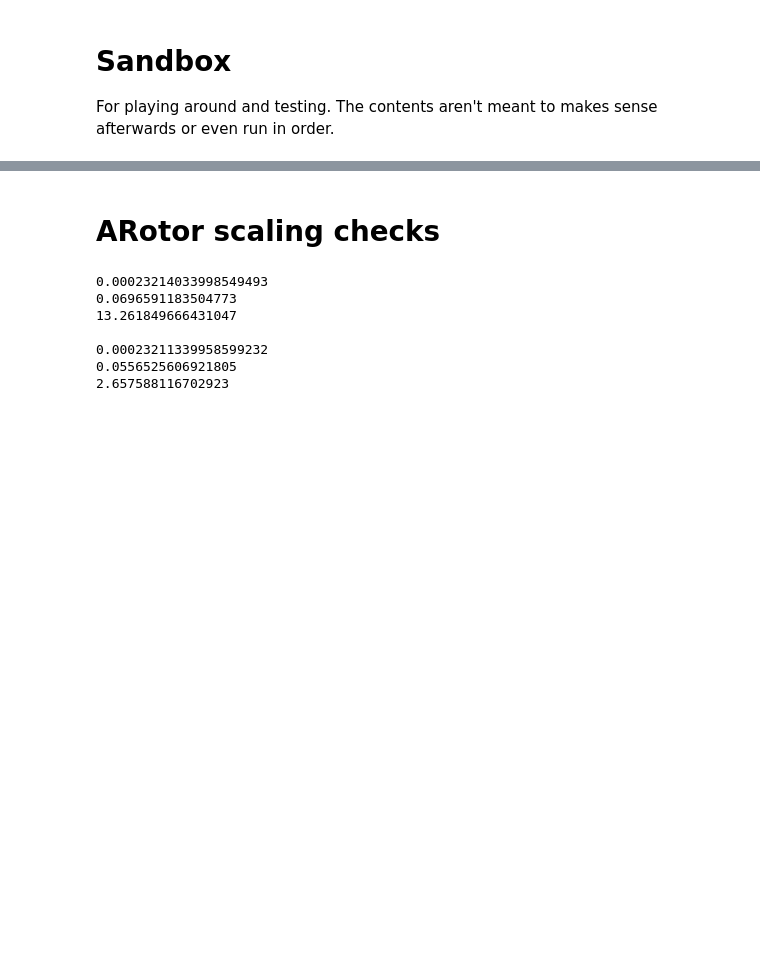
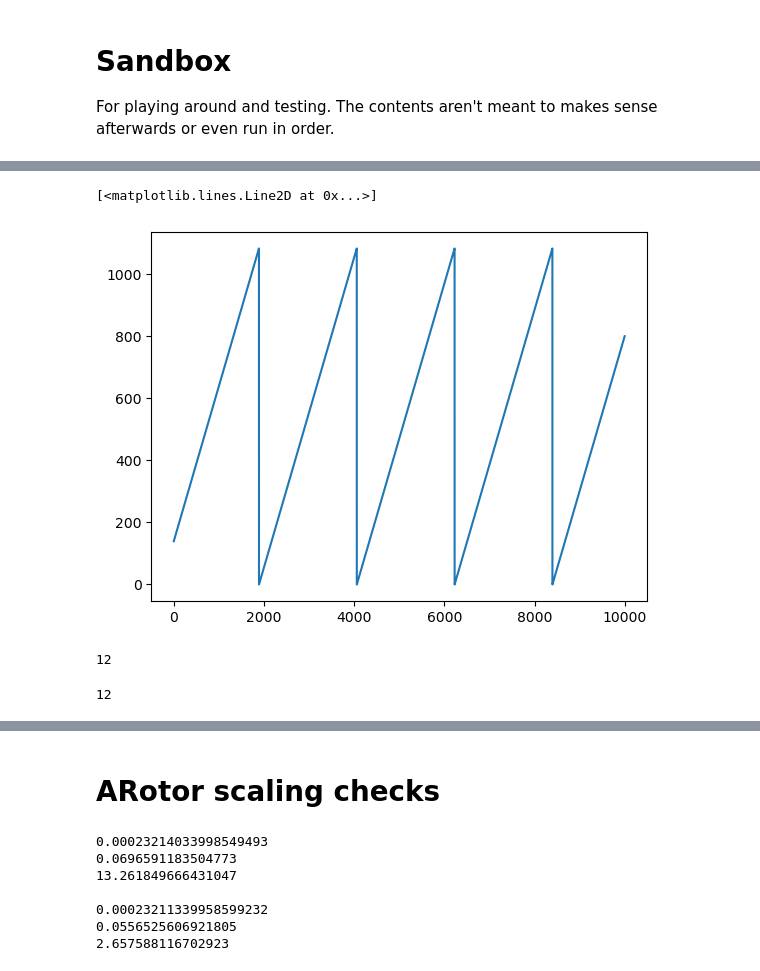
Before and after one commit to 4llu/rapid-deployment, a Jupyter notebook: sandbox.ipynb, the cells around one changed output, grey strips where cells are left out. Saved outputs shown, nothing was run; the diff lists cells and outputs as text; code cells hidden in the pictures; blank space fills up the shorter version.

```diff
--- a/sandbox.ipynb
+++ b/sandbox.ipynb
@@ -33,0 +81,27 @@ tensor([[[-0.0000e+00, -1.4697e+00, -2.9395e+00,  ..., -3.7184e+02,
+# %%
+data_normalized = data_1_250["en1angle"] % 1082.424
+plt.plot(data_normalized[:10000])
+# %% [output]
+[<matplotlib.lines.Line2D at 0x...>]
+[figure, added]
+# %%
+starts = []
+for i in range(1, len(data_normalized)):
+    if data_normalized[i-1] > data_normalized[i] and data_normalized[i] < 0.01:
+        starts.append(i)
+        # print(i, data_normalized[i], data_normalized[i-1])
+
+        # if len(starts) > 10:
+        #     break
+
+print(len(starts))
+# %% [output]
+12
+# %%
+speeds = []
+for i in starts:
+    speeds.append(np.gradient(data_normalized[i:i+2169], data_1_250["en1time"][i:i+2169]))
+
+len(speeds)
+# %% [output]
+12
```
Also changed, not shown: parts of 12 cells of this notebook.
